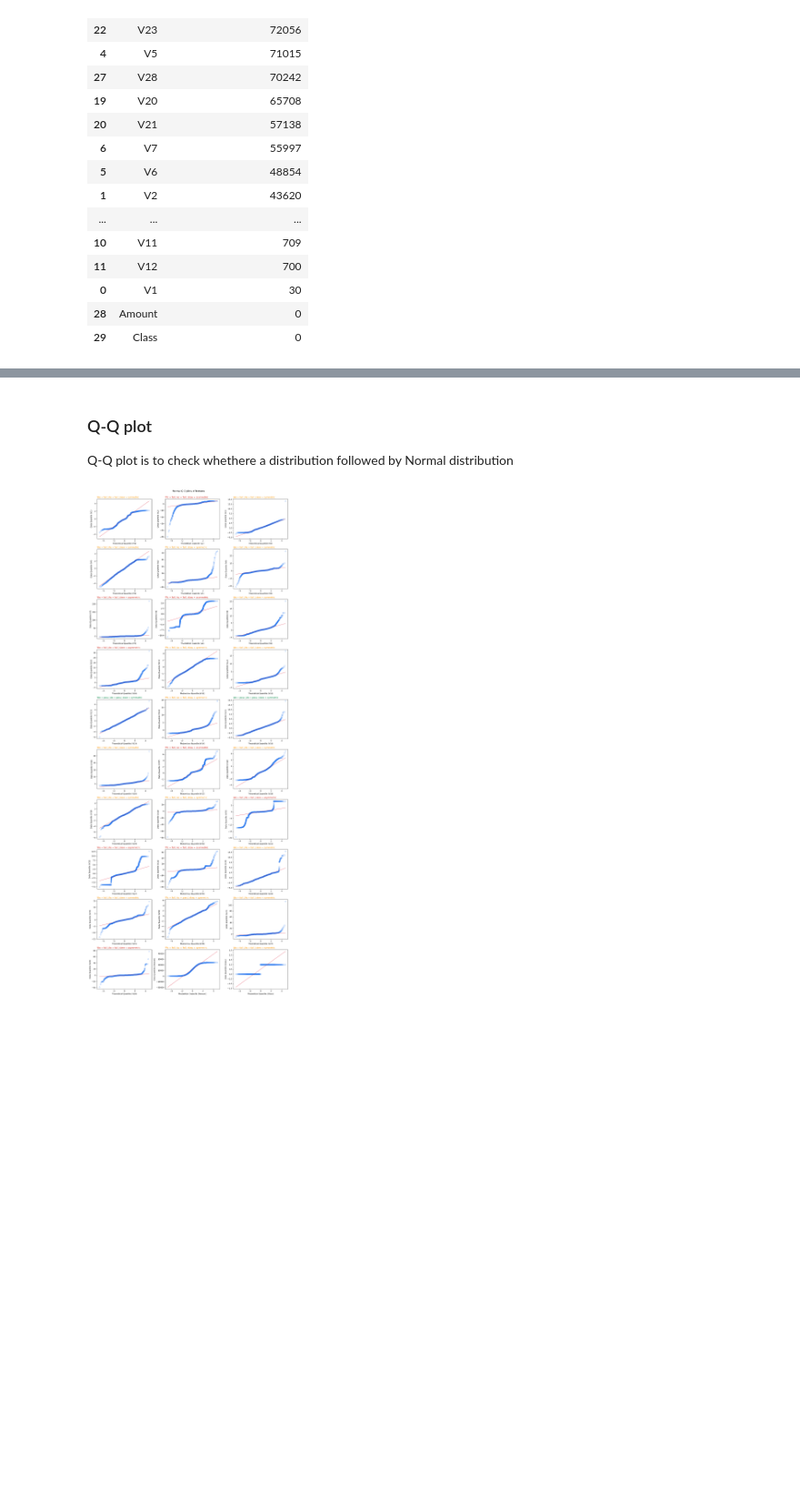
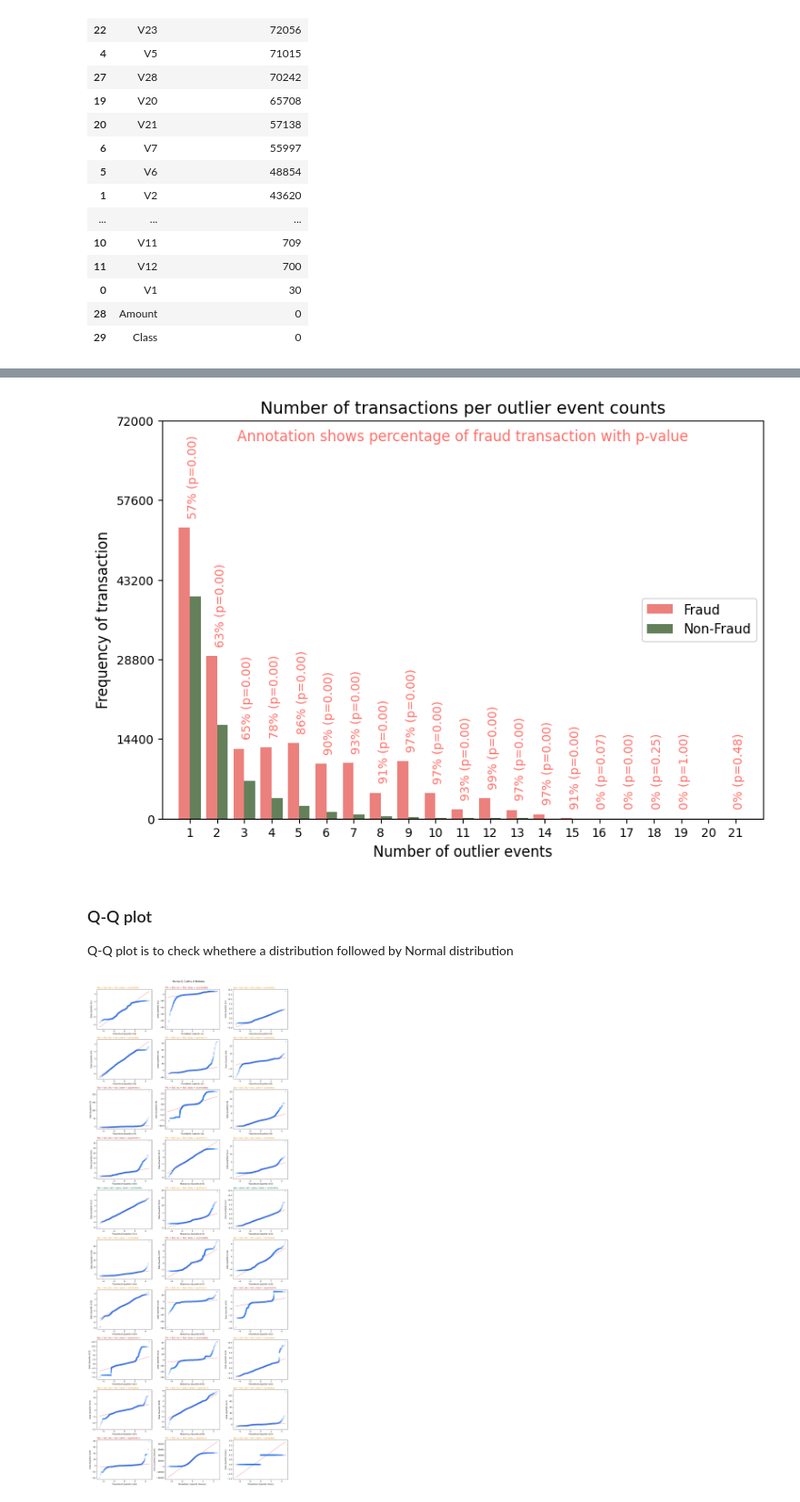
Before and after one commit to hung20gg/fraud-detection, a Jupyter notebook: EDA.ipynb, the cells around one changed output, grey strips where cells are left out. Shown at 91% size. Cells and saved outputs as stored; diff of their text form; code cells hidden in the pictures; blank space fills up the shorter version.

```diff
--- a/EDA.ipynb
+++ b/EDA.ipynb
@@ -155,3 +165,86 @@ Number of outliers per factor:
+# %%
+def keys_with_value(dict, x):
+
+    return [key for key, value in dict.items() if value == x]
+
+def crosstab(df, indices, target):
+
+    return pd.crosstab(df[target].values.flatten(), df.index.isin(list(set(indices))))
+
+def frequency_count(df, indices, target):
+
+    try:
+        crosstab = pd.crosstab(df[target].values.flatten(), df.index.isin(list(set(indices))))
+        _, pvalue, *_ = chi2_contingency(crosstab)
+        freq = crosstab.values[:, 1].tolist()
+        return freq + [pvalue]
+    except IndexError:
+        return []
+# %%
+outlier_counter = Counter(outlier_indices)
+
+# Create a DataFrame to store frequency counts and p-values
+data=pd.DataFrame(
+    [
+        [i] + frequency_count(
+            df=df,
+            indices=keys_with_value(outlier_counter, i),
+            target=['Class'],
+        )
+        for i in range(1, len(column[:-1]))
+    ]
+).rename(columns={0: 'Count', 1: 'Non-Fraud', 2: 'Fraud', 3: 'p-value'})
+
+# Create a bar plot to visualize the number of transactions per outlier event count
+fig, ax = plt.subplots(1, 1, figsize=(9, 6))
+ax.set_title('Number of transactions per outlier event counts', size=14)
+sns.barplot(
+    data=data.melt(id_vars='Count', value_vars=['Fraud', 'Non-Fraud']),
+    x='Count',
+    y='value',
+    hue='variable',
+    palette=['#FF6F69', '#608654'],
+    ax=ax
+)
+
+# Add a text annotation
+ax.text(x=0.50,
+        y=0.98,
+        s='Annotation shows percentage of fraud transaction with p-value',
+        transform=ax.transAxes,
+        verticalalignment='top',
+        horizontalalignment='center',
+        fontsize=12,
+        color='#FF6F69'
+)
+
+# Add annotations to each bar
+for _, row in data.iterrows():
+    plt.annotate(
+        text=f"{100*row['Fraud']/(row['Non-Fraud'] + row['Fraud']):.0f}% (p={row['p-value']:.2f})",
+        xy=(row['Count'], row['Fraud']),
+        textcoords="offset points",
+        xytext=(-20, 10),
+        ha='center',
+        rotation=90,
+        color='#FF6F69',
+        size=10,
+    )
+
+# Set axis labels, limits, and ticks
+ax.set_xlabel('Number of outlier events', size=12)
+ax.set_ylabel('Frequency of transaction', size=12)
+ax.set_xlim((-1, 21))
+ax.set_xticks(np.arange(0, 21, 1))
+ax.set_yticks(np.linspace(0, 72000, 6))
+
+# Add legend
+ax.legend(title='', fontsize=11, loc='center right')
+
+# Display the plot
+plt.show()
+# %% [output]
+[figure, added]
 # %% [markdown]
 ### Q-Q plot
 Q-Q plot is to check whethere a distribution followed by Normal distribution
```
Also changed, not shown: parts of 3 cells of this notebook, 2 other files.
